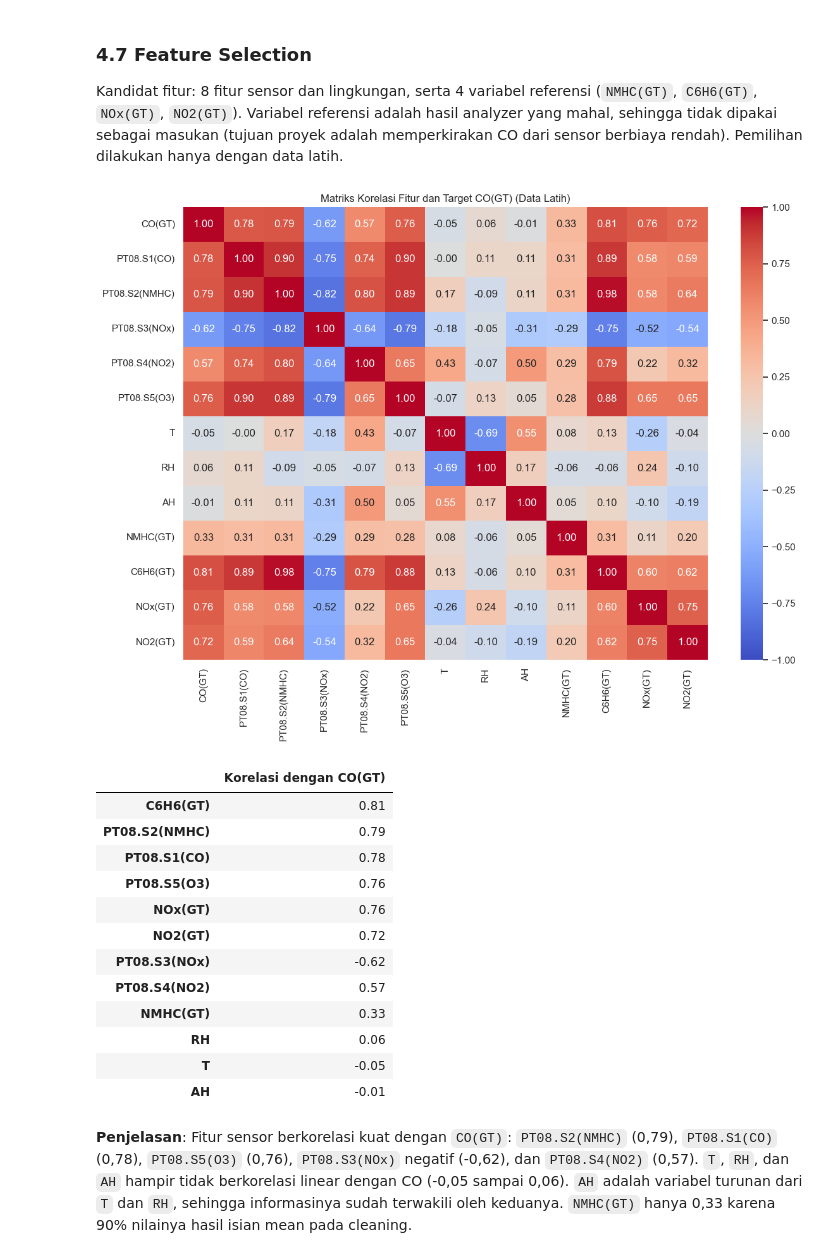
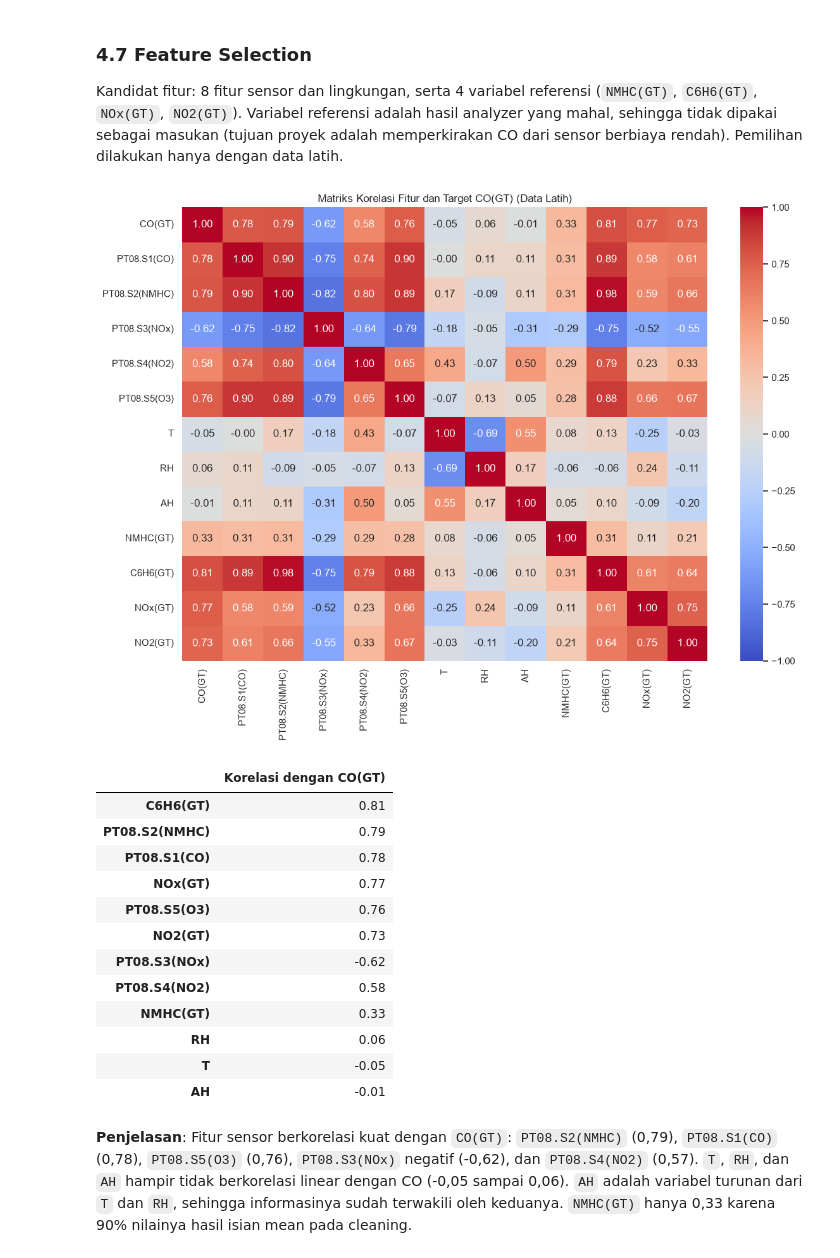
Before and after one commit to FiernazIngga/ProjekDataScience, a Jupyter notebook: main.ipynb, the cells around one changed output. Cells and saved outputs as stored; diff of their text form; code cells hidden in the pictures.

```diff
--- a/main.ipynb
+++ b/main.ipynb
@@ -521,28 +521,18 @@ kolom_numerik = [
     "T", "RH", "AH"
 ]
 
+# Memastikan kolom tersedia
 kolom_numerik = [
     kol for kol in kolom_numerik if kol in df_clean.columns
 ]
 
-jumlah_minus_200 = (df_clean[kolom_numerik] == -200).sum()
-
-print("Jumlah nilai -200 pada setiap fitur:")
-display(jumlah_minus_200.to_frame(name="Jumlah -200"))
-
-# Mengubah kolom menjadi numerik terlebih dahulu
+# Mengubah tipe data menjadi numerik
 for kol in kolom_numerik:
     df_clean[kol] = pd.to_numeric(
         df_clean[kol].astype(str).str.replace(",", ".", regex=False),
         errors="coerce"
     )
 
-# Menangani -200 dengan mean setiap fitur
-for kol in kolom_numerik:
-    mean_kolom = df_clean.loc[df_clean[kol] != -200, kol].mean()
-    df_clean[kol] = df_clean[kol].replace(-200, mean_kolom)
-
-# Menampilkan jumlah -200 setelah penanganan
-print("Jumlah nilai -200 setelah penanganan:")
-display((df_clean[kolom_numerik] == -200).sum().to_frame(name="Jumlah -200 Sesudah"))
+print("Tipe data setelah konversi:")
+display(df_clean[kolom_numerik].dtypes)
 # %% [output]
@@ -684,26 +717,43 @@ Kolom fitur bertipe object (perlu encoding): 0
 ### 4.7 Feature Selection
 Kandidat fitur: 8 fitur sensor dan lingkungan, serta 4 variabel referensi (`NMHC(GT)`, `C6H6(GT)`, `NOx(GT)`, `NO2(GT)`). Variabel referensi adalah hasil analyzer yang mahal, sehingga tidak dipakai sebagai masukan (tujuan proyek adalah memperkirakan CO dari sensor berbiaya rendah). Pemilihan dilakukan hanya dengan data latih.
 # %%
-korelasi = latih[[target] + kandidat].corr()
+korelasi = pd.concat(
+    [y_train.rename(target), X_train_scaled],
+    axis=1
+).corr()
 
 plt.figure(figsize=(12, 9))
-sns.heatmap(korelasi, annot=True, fmt=".2f", cmap="coolwarm", center=0, vmin=-1, vmax=1)
+sns.heatmap(
+    korelasi,
+    annot=True,
+    fmt=".2f",
+    cmap="coolwarm",
+    center=0,
+    vmin=-1,
+    vmax=1
+)
 plt.title("Matriks Korelasi Fitur dan Target CO(GT) (Data Latih)")
 plt.tight_layout()
 plt.show()
 
-display(korelasi[target].drop(target).sort_values(key=abs, ascending=False).round(2).to_frame("Korelasi dengan CO(GT)"))
+display(
+    korelasi[target]
+    .drop(target)
+    .sort_values(key=abs, ascending=False)
+    .round(2)
+    .to_frame("Korelasi dengan CO(GT)")
+)
 # %% [output]
 [figure]
 |  | Korelasi dengan CO(GT) |
 | C6H6(GT) | 0.81 |
 | PT08.S2(NMHC) | 0.79 |
 | PT08.S1(CO) | 0.78 |
+| NOx(GT) | 0.77 |
 | PT08.S5(O3) | 0.76 |
-| NOx(GT) | 0.76 |
-| NO2(GT) | 0.72 |
+| NO2(GT) | 0.73 |
 | PT08.S3(NOx) | -0.62 |
-| PT08.S4(NO2) | 0.57 |
+| PT08.S4(NO2) | 0.58 |
 | NMHC(GT) | 0.33 |
 | RH | 0.06 |
 | T | -0.05 |
```
Also changed, not shown: parts of 26 cells of this notebook, 2 other files.
